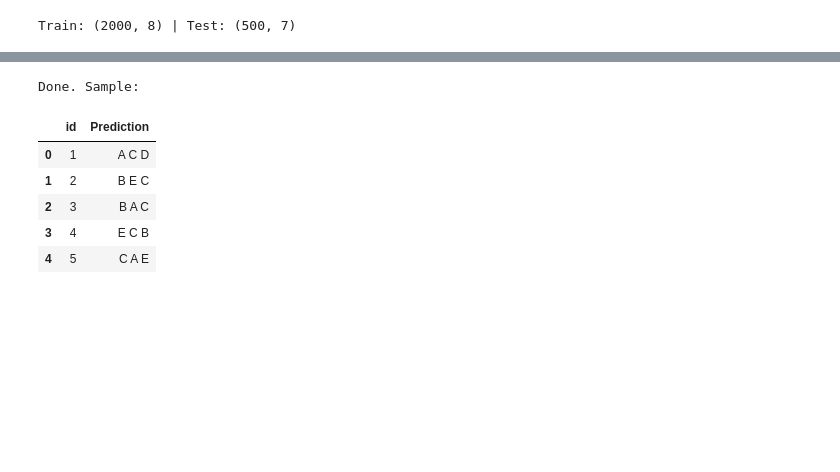
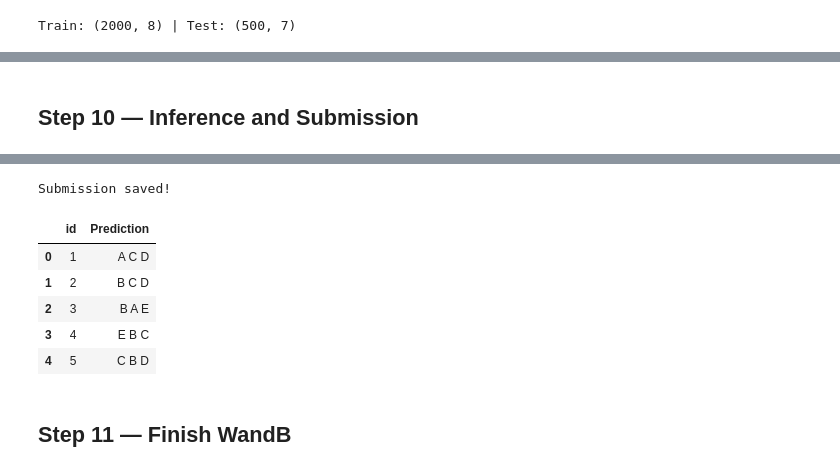
Before and after one commit to niteshsharma0602/Smart-MCQ-Solver, a Jupyter notebook: notebooks/model3-DistilBERT.ipynb, the cells around one changed output, grey strips where cells are left out. Cells and saved outputs as stored; diff of their text form; code cells hidden in the pictures; blank space fills up the shorter version.

Commit message:
Model 3 final upload

```diff
--- a/notebooks/model3-DistilBERT.ipynb
+++ b/notebooks/model3-DistilBERT.ipynb
@@ -178,0 +203,25 @@ Model saved.
+# %%
+args = TrainingArguments(
+    output_dir = '/kaggle/working/',
+    num_train_epochs = cfg.epochs,
+    per_device_train_batch_size = cfg.batch_size,
+    per_device_eval_batch_size  = cfg.batch_size,
+    learning_rate = cfg.lr,
+    eval_strategy = 'epoch',
+    save_strategy = 'epoch',
+    load_best_model_at_end = True,
+    metric_for_best_model = 'val_map3',
+    greater_is_better = True,
+    fp16= False,
+    report_to= 'wandb',
+)
+
+trainer = Trainer(
+    model= model,
+    args= args,
+    train_dataset= train_dataset,
+    eval_dataset = val_dataset,
+    compute_metrics = compute_metrics,
+)
+
+trainer.train()
@@ -179,23 +244,16 @@ Model saved.
+# %% [markdown]
+## Step 10 — Inference and Submission
 # %%
-# Inference
-model.eval()
-test_loader = DataLoader(MCQDataset(test_df, tokenizer, cfg.max_len, is_test=True), batch_size=cfg.batch_size)
-test_scores = []
-with torch.no_grad():
-    for batch in test_loader:
-        ids = batch['input_ids'].to(device)
-        mask = batch['attention_mask'].to(device)
-        test_scores.extend(torch.sigmoid(model(ids, mask).logits.squeeze(-1)).cpu().numpy())
+# Trainer loads best checkpoint automatically
+preds = trainer.predict(test_dataset)
+test_scores = torch.sigmoid(torch.tensor(preds.predictions)).numpy().reshape(-1, 5)
 
-test_scores = np.array(test_scores).reshape(-1, 5)
-
-# Submission
 rows = []
 for i in range(len(test_df)):
     top3 = [OPTIONS[j] for j in np.argsort(-test_scores[i])[:3]]
     rows.append({'id': test_df.iloc[i]['id'], 'Prediction': ' '.join(top3)})
 
 pd.DataFrame(rows).to_csv('/kaggle/working/submission_distilbert.csv', index=False)
-print('Done. Sample:')
+print('Submission saved!')
 pd.DataFrame(rows).head()
 # %% [output]
@@ -202,10 +261,12 @@ pd.DataFrame(rows).head()
-Done. Sample:
+Submission saved!
 |  | id | Prediction |
 | 0 | 1 | A C D |
-| 1 | 2 | B E C |
-| 2 | 3 | B A C |
-| 3 | 4 | E C B |
-| 4 | 5 | C A E |
+| 1 | 2 | B C D |
+| 2 | 3 | B A E |
+| 3 | 4 | E B C |
+| 4 | 5 | C B D |
+# %% [markdown]
+## Step 11 — Finish WandB
 # %%
 wandb.finish()
 # %% [output]
```
Also changed, not shown: parts of 27 cells of this notebook.
